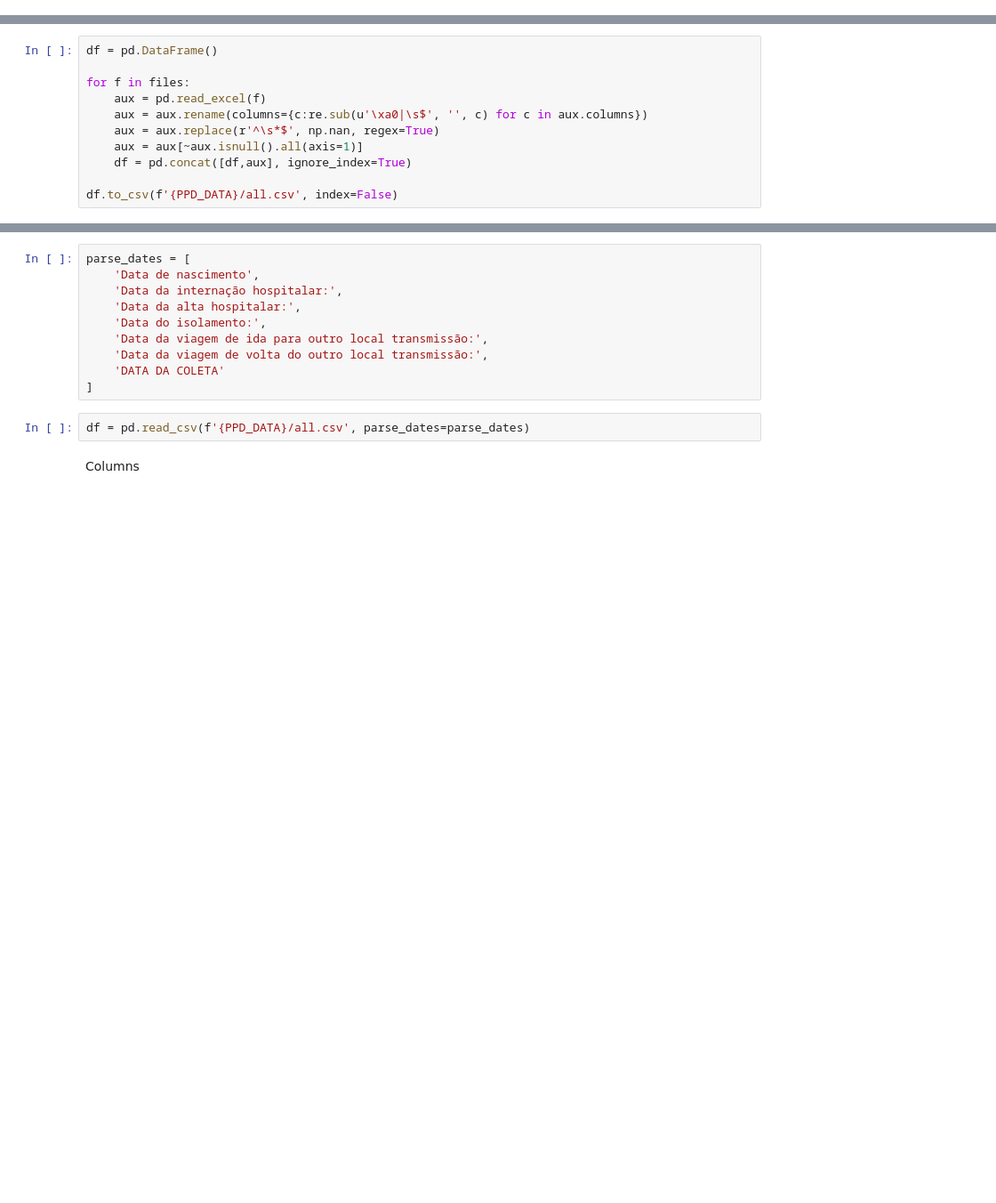
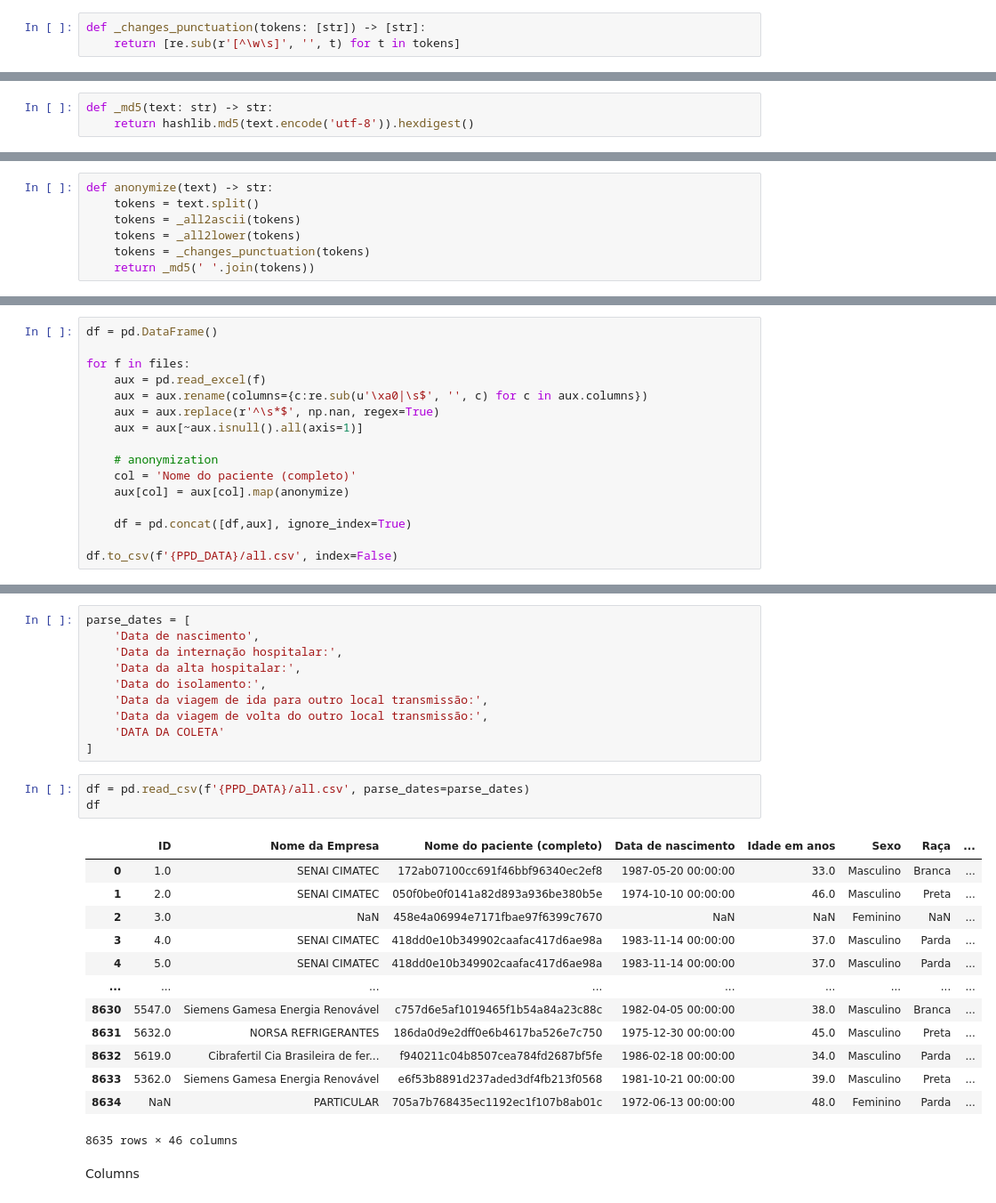
Before and after one commit to patricksferraz/pcr-analysis, a Jupyter notebook: data_engineering.ipynb, the cells around one changed output, grey strips where cells are left out. Shown at 89% size. Saved outputs shown, nothing was run; the diff lists cells and outputs as text; blank space fills up the shorter version.

Commit message:
feat: adds anonymization

```diff
--- a/data_engineering.ipynb
+++ b/data_engineering.ipynb
@@ -31,0 +62,3 @@ def show_profiling(
+# %%
+def _changes_punctuation(tokens: [str]) -> [str]:
+    return [re.sub(r'[^\w\s]', '', t) for t in tokens]
@@ -31,0 +71,3 @@ def show_profiling(
+# %%
+def _md5(text: str) -> str:
+    return hashlib.md5(text.encode('utf-8')).hexdigest()
@@ -32,3 +80,10 @@ def show_profiling(
+# %%
+def anonymize(text) -> str:
+    tokens = text.split()
+    tokens = _all2ascii(tokens)
+    tokens = _all2lower(tokens)
+    tokens = _changes_punctuation(tokens)
+    return _md5(' '.join(tokens))
 # %% [markdown]
 ## Preprocessing
 # %% [markdown]
@@ -49,6 +104,11 @@ for f in files:
     aux = aux.rename(columns={c:re.sub(u'\xa0|\s$', '', c) for c in aux.columns})
     aux = aux.replace(r'^\s*$', np.nan, regex=True)
     aux = aux[~aux.isnull().all(axis=1)]
+
+    # anonymization
+    col = 'Nome do paciente (completo)'
+    aux[col] = aux[col].map(anonymize)
+
     df = pd.concat([df,aux], ignore_index=True)
 
 df.to_csv(f'{PPD_DATA}/all.csv', index=False)
@@ -66,6 +126,21 @@ parse_dates = [
 ]
 # %%
 df = pd.read_csv(f'{PPD_DATA}/all.csv', parse_dates=parse_dates)
+df
+# %% [output]
+|  | ID | Nome da Empresa | Nome do paciente (completo) | Data de nascimento | Idade em anos | Sexo | Raça | ... |
+| 0 | 1.0 | SENAI CIMATEC | 172ab07100cc691f46bbf96340ec2ef8 | 1987-05-20 00:00:00 | 33.0 | Masculino | Branca | ... |
+| 1 | 2.0 | SENAI CIMATEC | 050f0be0f0141a82d893a936be380b5e | 1974-10-10 00:00:00 | 46.0 | Masculino | Preta | ... |
+| 2 | 3.0 | NaN | 458e4a06994e7171fbae97f6399c7670 | NaN | NaN | Feminino | NaN | ... |
+| 3 | 4.0 | SENAI CIMATEC | 418dd0e10b349902caafac417d6ae98a | 1983-11-14 00:00:00 | 37.0 | Masculino | Parda | ... |
+| 4 | 5.0 | SENAI CIMATEC | 418dd0e10b349902caafac417d6ae98a | 1983-11-14 00:00:00 | 37.0 | Masculino | Parda | ... |
+| ... | ... | ... | ... | ... | ... | ... | ... | ... |
+| 8630 | 5547.0 | Siemens Gamesa Energia Renovável | c757d6e5af1019465f1b54a84a23c88c | 1982-04-05 00:00:00 | 38.0 | Masculino | Branca | ... |
+| 8631 | 5632.0 | NORSA REFRIGERANTES | 186da0d9e2dff0e6b4617ba526e7c750 | 1975-12-30 00:00:00 | 45.0 | Masculino | Preta | ... |
+| 8632 | 5619.0 | Cibrafertil Cia Brasileira de fer... | f940211c04b8507cea784fd2687bf5fe | 1986-02-18 00:00:00 | 34.0 | Masculino | Parda | ... |
+| 8633 | 5362.0 | Siemens Gamesa Energia Renovável | e6f53b8891d237aded3df4fb213f0568 | 1981-10-21 00:00:00 | 39.0 | Masculino | Preta | ... |
+| 8634 | NaN | PARTICULAR | 705a7b768435ec1192ec1f107b8ab01c | 1972-06-13 00:00:00 | 48.0 | Feminino | Parda | ... |
+8635 rows × 46 columns
 # %% [markdown]
 Columns
 # %%
```
Also changed, not shown: parts of 11 cells of this notebook.
